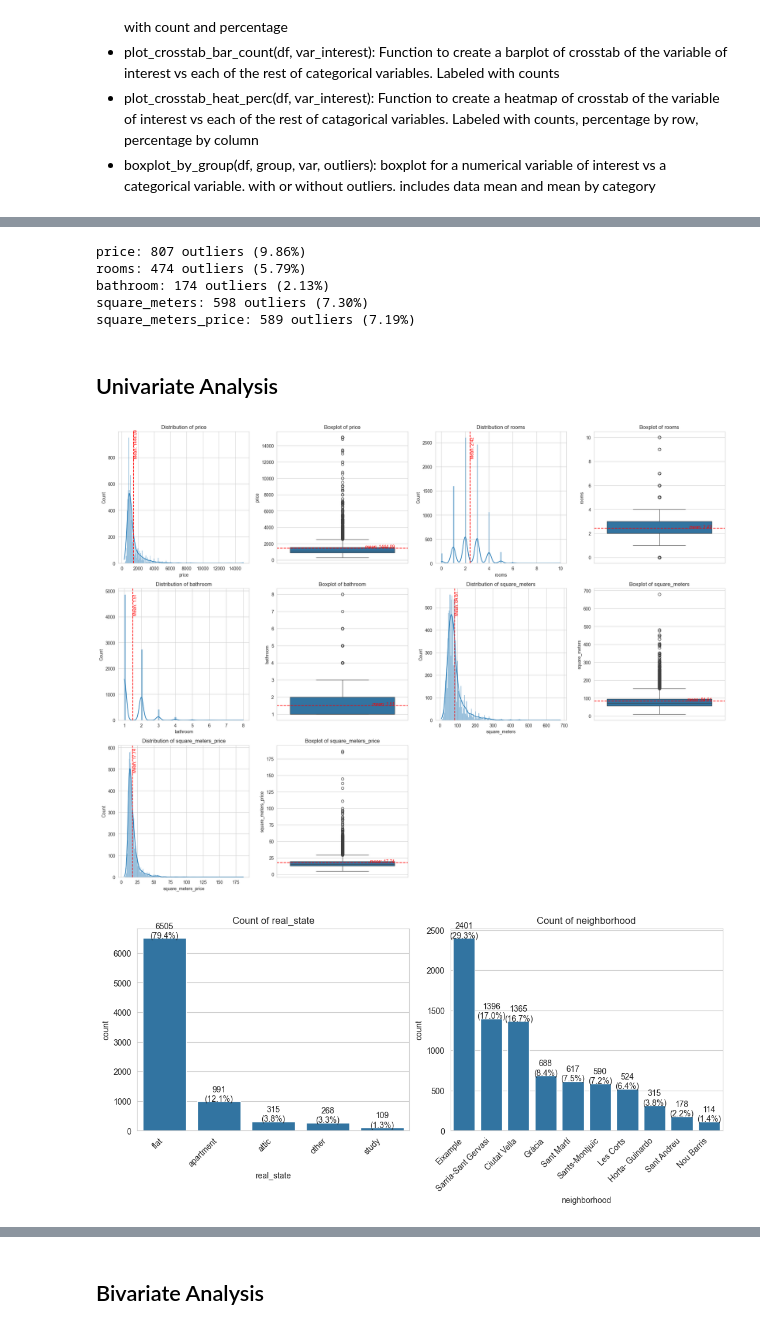
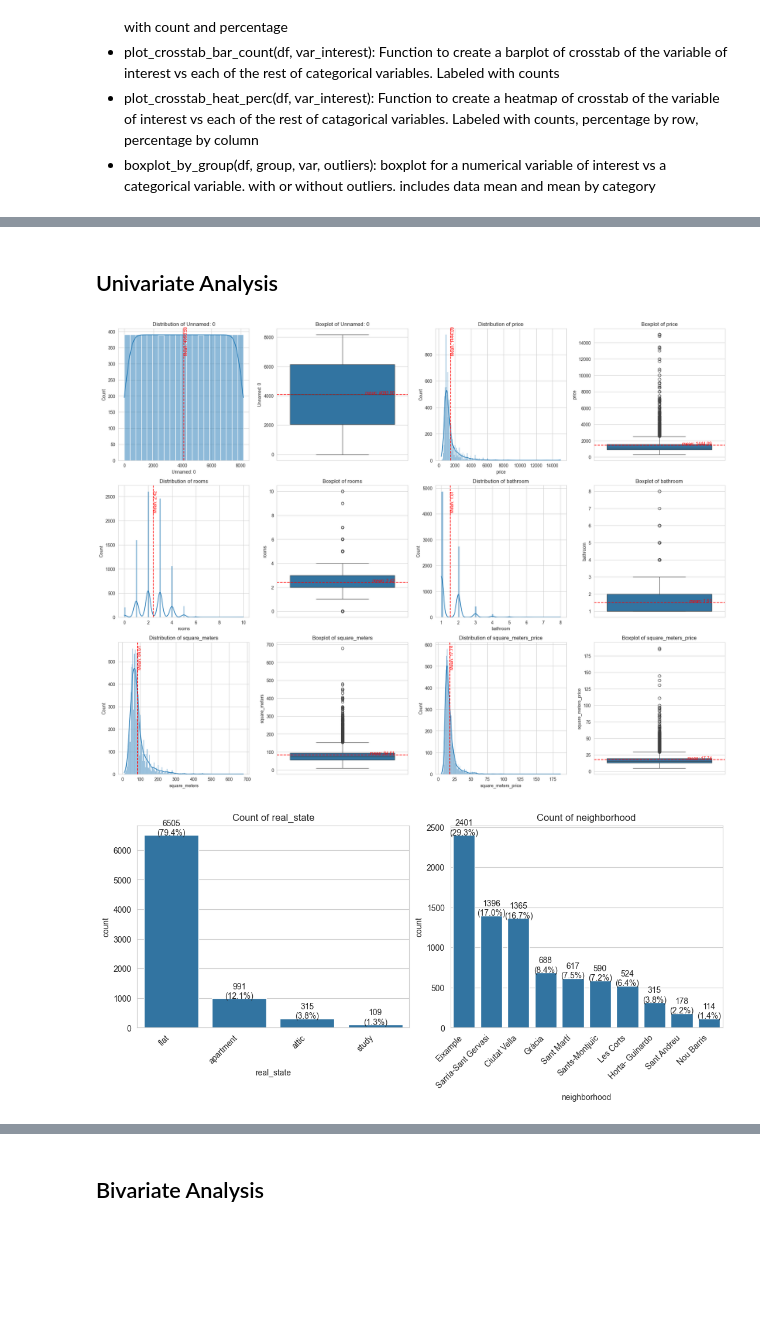
Before and after one commit to otrocarlosmartinez/PROJECT1, a Jupyter notebook: PROJECT1_TEAM2_CM.ipynb, the cells around one changed output, grey strips where cells are left out. Drawn from its saved outputs; the diff is of its cells as text; code cells hidden in the pictures; blank space fills up the shorter version.

```diff
--- a/PROJECT1_TEAM2_CM.ipynb
+++ b/PROJECT1_TEAM2_CM.ipynb
@@ -556,23 +464,11 @@ Name: count, dtype: int64
-# %%
-# Check Outliers
-for column in data.select_dtypes(include=np.number).columns:
-    outliers=len(data[(df[column] < data[column].quantile(0.25)-1.5*(data[column].quantile(0.75)-data[column].quantile(0.25))) | (data[column] > data[column].quantile(0.75)+1.5*(data[column].quantile(0.75)-data[column].quantile(0.25)))][column])
-    percentage = (outliers / data.shape[0]) * 100
-    print(f'{column}: {outliers} outliers ({percentage:.2f}%)')
-# %% [output]
-price: 807 outliers (9.86%)
-rooms: 474 outliers (5.79%)
-bathroom: 174 outliers (2.13%)
-square_meters: 598 outliers (7.30%)
-square_meters_price: 589 outliers (7.19%)
 # %% [markdown]
 ## Univariate Analysis
 # %%
-univariate_numerical(data)
+univariate_numerical(df)
 # %% [output]
-[figure, old version]
+[figure, new version]
 # %%
-univariate_categorical(data);
+univariate_categorical(df);
 # %% [output]
-[figure, old version]
+[figure, new version]
 # %%
```
Also changed, not shown: parts of 99 cells of this notebook, 2 other files.
